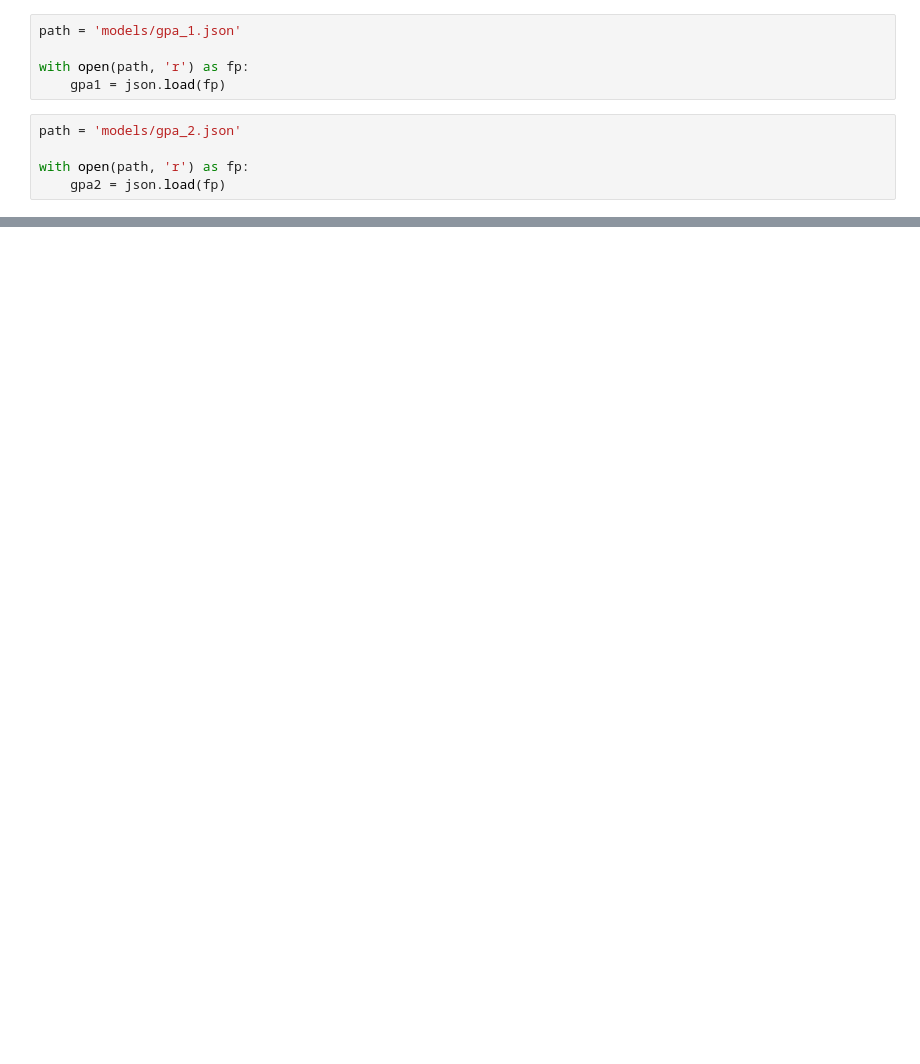
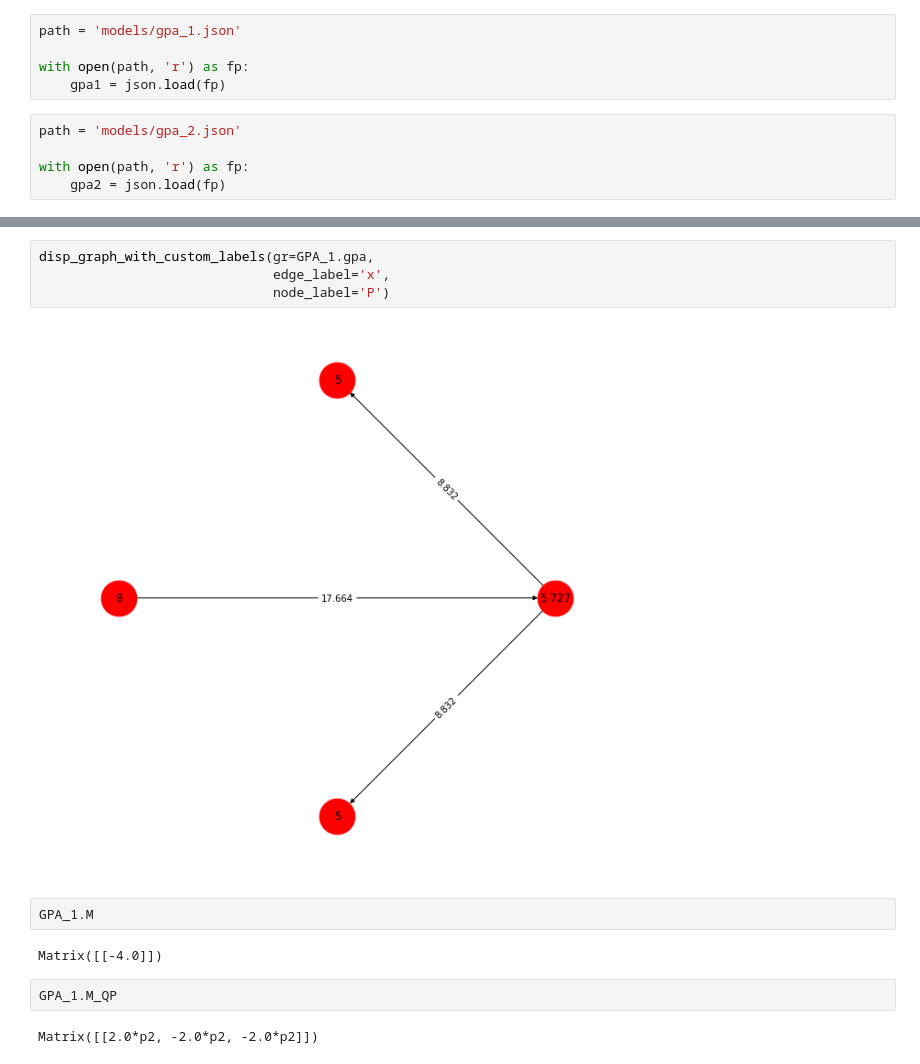
Before and after one commit to Bullldoger/graduate-work, a Jupyter notebook: GPA-sensitivity-final.ipynb, the cells around one changed output, grey strips where cells are left out. Drawn from its saved outputs; the diff is of its cells as text; blank space fills up the shorter version.

```diff
--- a/GPA-sensitivity-final.ipynb
+++ b/GPA-sensitivity-final.ipynb
@@ -424,0 +58,14 @@ Matrix([
+# %%
+disp_graph_with_custom_labels(gr=GPA_1.gpa,
+                              edge_label='x',
+                              node_label='P')
+# %% [output]
+[figure, added]
+# %%
+GPA_1.M
+# %% [output]
+Matrix([[-4.0]])
+# %%
+GPA_1.M_QP
+# %% [output]
+Matrix([[2.0*p2, -2.0*p2, -2.0*p2]])
```
Also changed, not shown: parts of 21 cells of this notebook, 3 other files.
